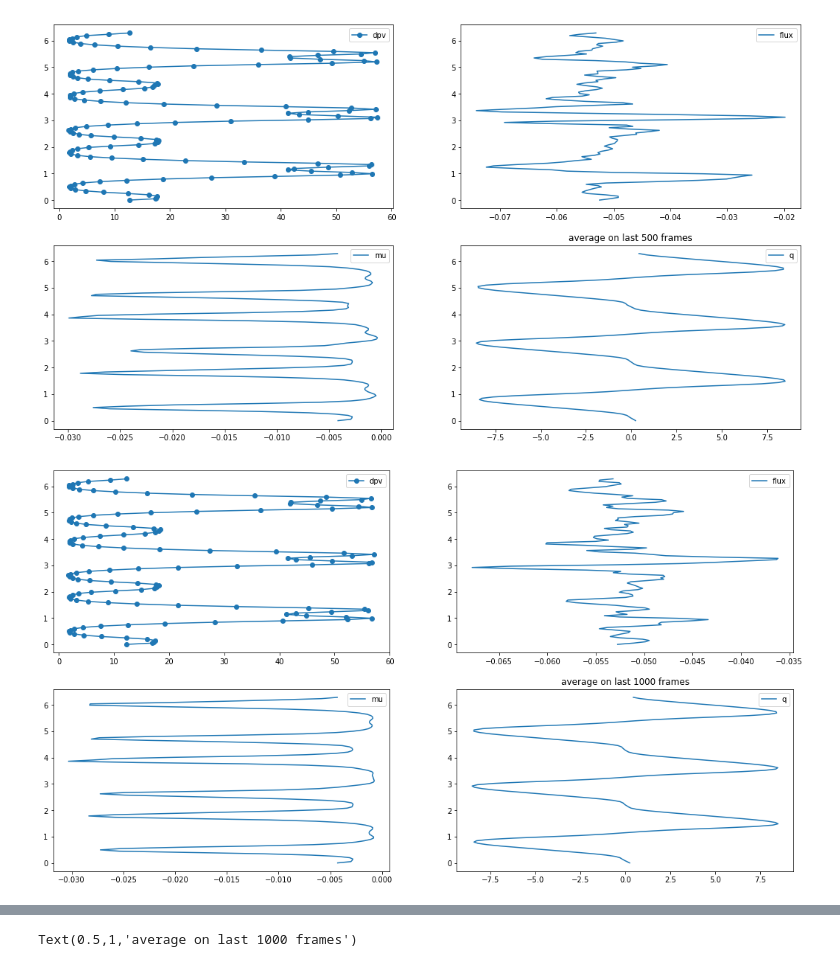
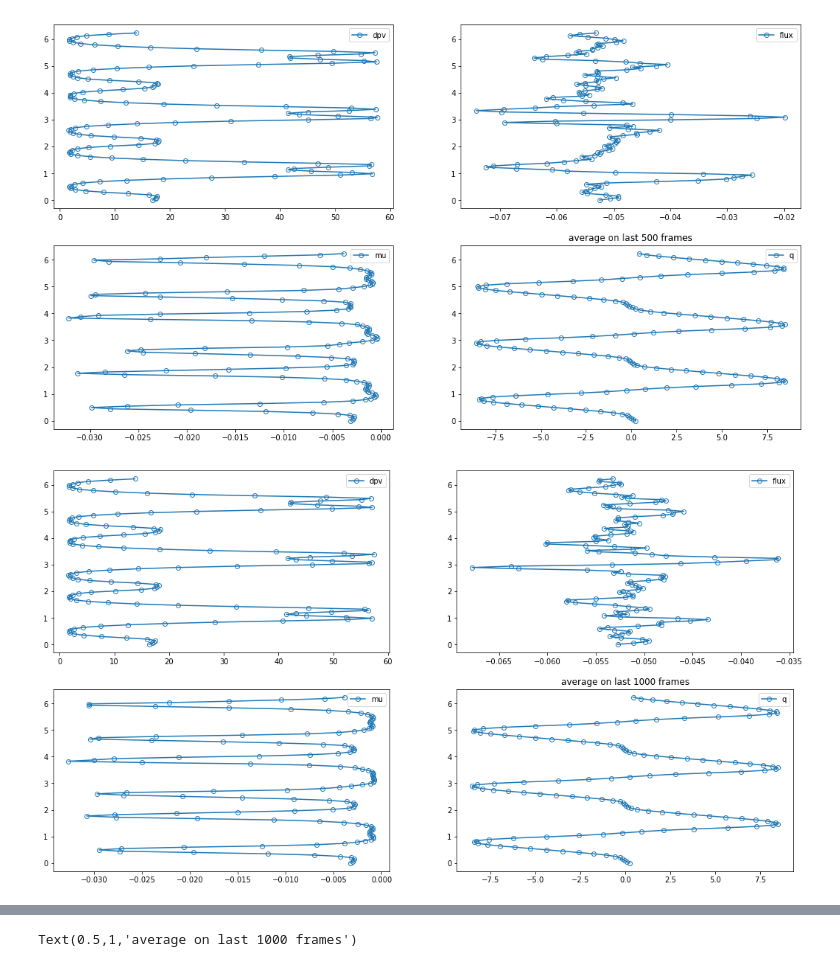
Before and after one commit to Zhengyu-Huang/Point-Jet, a Jupyter notebook: qg_model/Solver_q.ipynb, the cells around one changed output, grey strips where cells are left out. Cells and saved outputs as stored; diff of their text form; code cells hidden in the pictures.

```diff
--- a/qg_model/Solver_q.ipynb
+++ b/qg_model/Solver_q.ipynb
@@ -12,7 +12,8 @@ H =   [1.0, 1.0]               # the rest depths of each layer
 rho = [0.7, 0.8]               # the density of each layer
 beta = 12.0
 mu = 0.32                     # bottom drag
-dU = 1
+U = [1.0, 0.0]
+dU = U[0] - U[1]
 F1 = f0**2/(g*(rho[1] - rho[0])/rho[1] * H[0])
 F2 = f0**2/(g*(rho[1] - rho[0])/rho[1] * H[1])
 beta1, beta2 = beta + F1*dU, beta - F2*dU
@@ -28,12 +29,13 @@ psi = np.load(pre_file + "psi_data.npy")
 nt, nx, ny, nlayers = u.shape
 
 
-q_zonal_mean = np.mean(q, axis = 1)
-dq_zonal_mean = np.copy(q_zonal_mean)
+q_zonal_mean   = np.mean(q, axis = 1)
+psi_zonal_mean = np.mean(psi, axis = 1)
+dq_zonal_mean  = np.copy(q_zonal_mean)
 
 
 
-yy, dy = np.linspace(0, L, ny), L/(ny - 1)
+yy, dy = np.linspace(0, L - L/ny, ny), L/ny
 
 flux_zonal_mean = np.mean(v * q, axis = 1)
 for i in range(nt):
@@ -54,5 +56,6 @@ plt.tight_layout()
 # %%
-fig, ax = plt.subplots(2,figsize=(15,6))
+fig, ax = plt.subplots(2,figsize=(15,4))
 ax[0].matshow(dq_zonal_mean[:,:,0].T)
 ax[1].matshow(dq_zonal_mean[:,:,1].T)
+plt.tight_layout()
 # %% [output]
@@ -61,26 +63,26 @@ ax[1].matshow(dq_zonal_mean[:,:,1].T)
 # %%
 for i in [500,1000]:
     layer = 0
     t_mean_steps = range(-i,-1)
     flux_mean    = np.mean(flux_zonal_mean[t_mean_steps, :, :], axis = 0)
-    dpv_mean     = np.mean(dpv_zonal_mean[t_mean_steps, :, :], axis = 0)
-    q_mean       = np.mean(q_zonal_mean[t_mean_steps, :, :], axis = 0)
+    dpv_mean     = np.mean(dpv_zonal_mean[t_mean_steps, :, :],  axis = 0)
+    q_mean       = np.mean(q_zonal_mean[t_mean_steps, :, :],    axis = 0)
 
 
     mu_mean = flux_mean / dpv_mean
     fig, ax = plt.subplots(2,2,figsize=(18,10))
-    ax[0,0].plot(dpv_mean[:, layer], yy, "-o", label="dpv")
+    ax[0,0].plot(dpv_mean[:, layer], yy, "-o", fillstyle = "none", label="dpv")
     ax[0,0].legend()
-    ax[0,1].plot(flux_mean[:, layer], yy, label="flux")
+    ax[0,1].plot(flux_mean[:, layer], yy, "-o", fillstyle = "none", label="flux")
     ax[0,1].legend()
-    ax[1,0].plot(mu_mean[:, layer], yy, label="mu")
+    ax[1,0].plot(mu_mean[:, layer], yy, "-o", fillstyle = "none", label="mu")
     ax[1,0].legend()
-    ax[1,1].plot(q_mean[:, layer], yy, label="q")
+    ax[1,1].plot(q_mean[:, layer], yy, "-o", fillstyle = "none", label="q")
     ax[1,1].legend()
     plt.title("average on last %d frames" %i)
 # %% [output]
-[figure, old version]
+[figure, new version]
-[figure, old version]
+[figure, new version]
 # %%
 for i in [500,1000]:
     layer = 1
```
Also changed, not shown: parts of 8 cells of this notebook, 3 other files.
